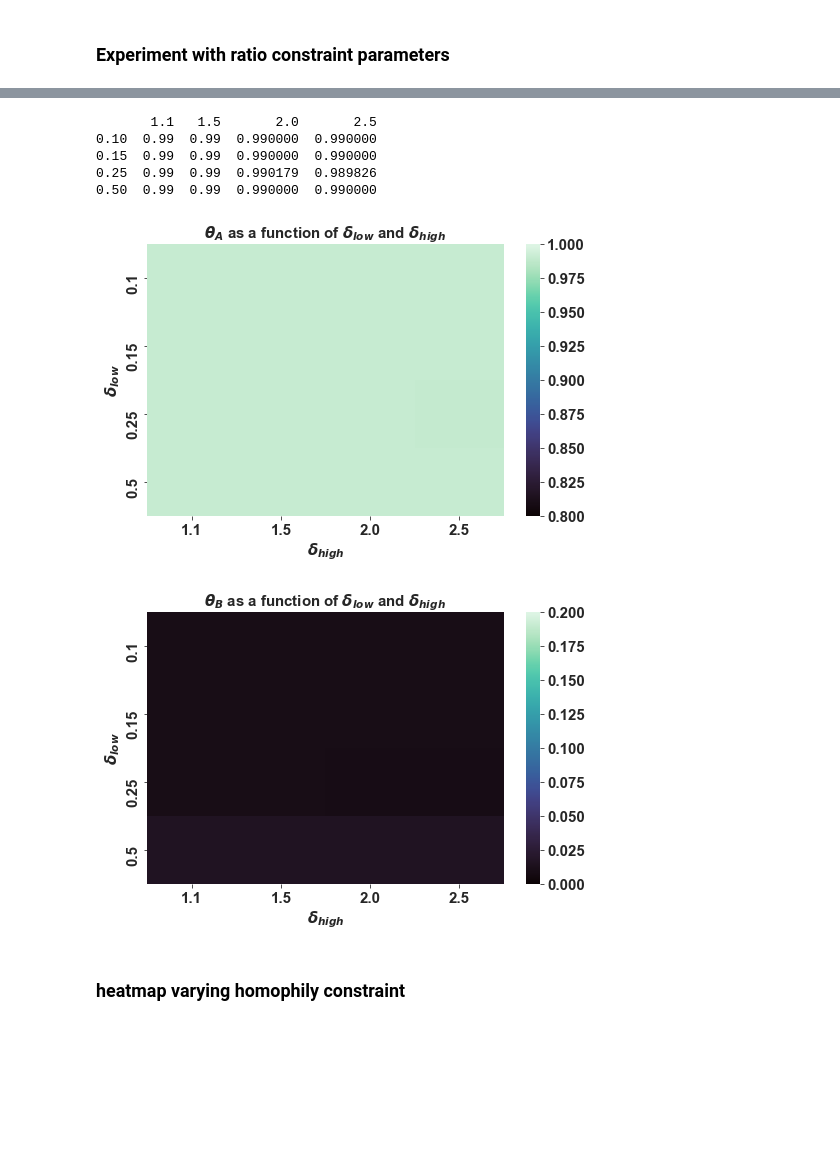
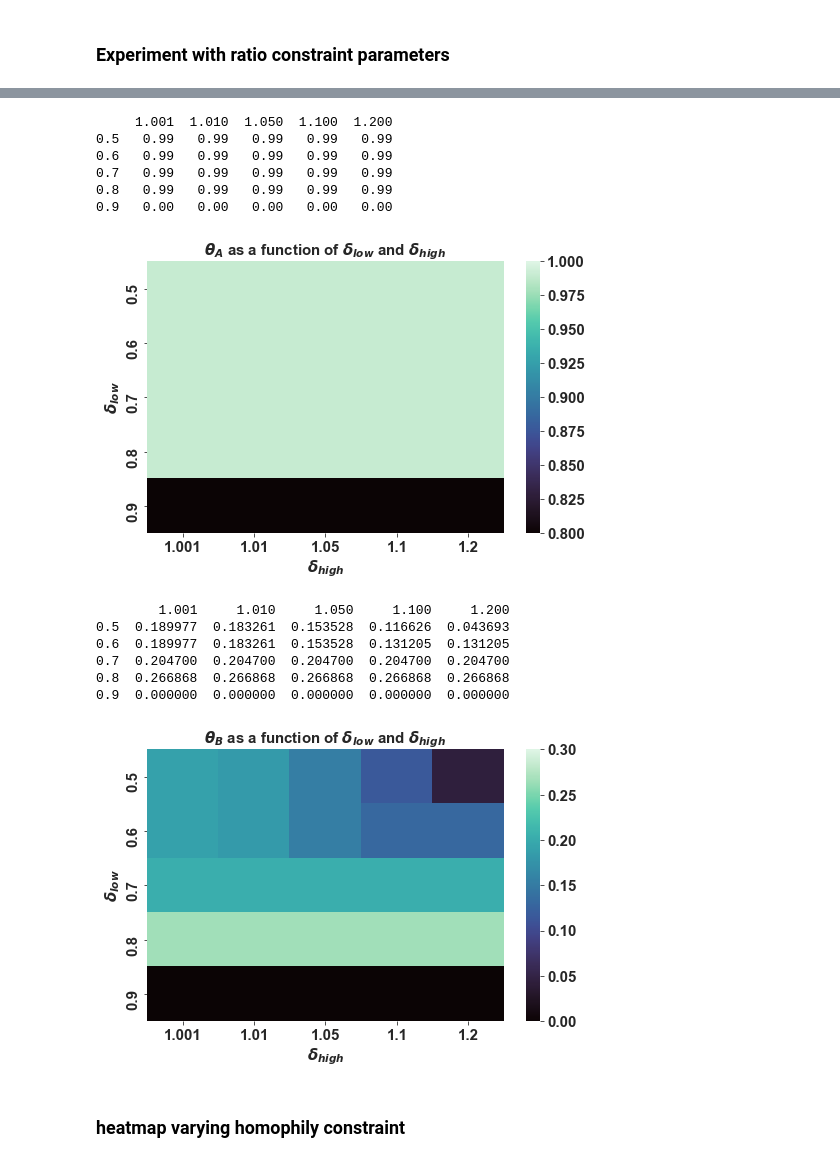
Before and after one commit to jfinocchiaro/long-term-fair-mdps, a Jupyter notebook: political-influence-refactored/notebooks/generate_runs.ipynb, the cells around one changed output, grey strips where cells are left out. Drawn from its saved outputs; the diff is of its cells as text; code cells hidden in the pictures; blank space fills up the shorter version.

Commit message:
Regenerating some graphs

```diff
--- a/political-influence-refactored/notebooks/generate_runs.ipynb
+++ b/political-influence-refactored/notebooks/generate_runs.ipynb
@@ -45,13 +45,13 @@ mk = sns.color_palette('mako', n_colors=4)
 # SIMULATION PARAMETERS AGNOSTIC TO DATA
 T = 10                 # max number of timesteps
 M = 100000            # size of unit mass
-delta_low = 0.25
+delta_low = 0.5
 delta_high= 2.
 num_trials = 25
 
 
 #load parameters from dataset
-dataset_name = 'twitter_brexit'
+dataset_name = 'symmetric'
 dire = '../'+dataset_name+'/figures/'
 dire_data = '../same_init_runs/'+dataset_name+'/'
 if not os.path.exists(dire):
@@ -309,8 +309,10 @@ list_A, list_B = sims.loadRuns(dire_data+'_vary_linear_exposure.pkl')
 theta_A = {}
 theta_B = {}
 exposure_e = 0.05
-for delta_low in [0.1, 0.15, 0.25,0.5]:
-    for delta_high in [1.1, 1.5, 2., 2.5]:
+delta_low_list = [0.5, 0.6, 0.7, 0.8, 0.9]
+delta_high_list = [1.001,1.01, 1.05, 1.1, 1.2]
+for delta_low in delta_low_list:
+    for delta_high in delta_high_list:
         print((delta_low,delta_high))
         theta_ratio = platform_opt.opt('ratio',pi, q, T, c,v,beta_dist,delta_low = delta_low,\
                                        delta_high=delta_high,exposure_e=0.01)
@@ -344,36 +347,44 @@ delta_low_B, delta_high_B = zip(*hold_B)
 # %%
 ser = pd.Series(list(theta_A.values()), index = pd.MultiIndex.from_tuples(theta_A.keys()))
 df = ser.unstack().fillna(0)
 
 print(df)
 fig, ax = plt.subplots(figsize=(8, 5))
 ax = sns.heatmap(df,cmap='mako', vmin=0.8, vmax=1)
 plt.title("$\\theta_A$ as a function of $\\delta_{low}$ and $\\delta_{high}$")
 plt.xlabel("$\\delta_{high}$")
 plt.ylabel("$\\delta_{low}$")
 plt.savefig(dire+"_heatmap_theta_A_ratio_params.pdf")
 plt.show()
 
 
 ser = pd.Series(list(theta_B.values()),
                   index=pd.MultiIndex.from_tuples(theta_B.keys()))
 df = ser.unstack().fillna(0)
+print(df)
 
 fig, ax = plt.subplots(figsize=(8, 5))
-ax = sns.heatmap(df,cmap='mako', vmin=0, vmax=.2)
+ax = sns.heatmap(df,cmap='mako', vmin=0, vmax=.3)
 plt.title("$\\theta_B$ as a function of $\\delta_{low}$ and $\\delta_{high}$")
 plt.xlabel("$\\delta_{high}$")
 plt.ylabel("$\\delta_{low}$")
 plt.savefig(dire+"_heatmap_theta_B_ratio_params.pdf")
 plt.show()
 # %% [output]
-       1.1   1.5       2.0       2.5
-0.10  0.99  0.99  0.990000  0.990000
-0.15  0.99  0.99  0.990000  0.990000
-0.25  0.99  0.99  0.990179  0.989826
-0.50  0.99  0.99  0.990000  0.990000
+     1.001  1.010  1.050  1.100  1.200
+0.5   0.99   0.99   0.99   0.99   0.99
+0.6   0.99   0.99   0.99   0.99   0.99
+0.7   0.99   0.99   0.99   0.99   0.99
+0.8   0.99   0.99   0.99   0.99   0.99
+0.9   0.00   0.00   0.00   0.00   0.00
-[figure, old version]
+[figure, new version]
+        1.001     1.010     1.050     1.100     1.200
+0.5  0.189977  0.183261  0.153528  0.116626  0.043693
+0.6  0.189977  0.183261  0.153528  0.131205  0.131205
+0.7  0.204700  0.204700  0.204700  0.204700  0.204700
+0.8  0.266868  0.266868  0.266868  0.266868  0.266868
+0.9  0.000000  0.000000  0.000000  0.000000  0.000000
-[figure, old version]
+[figure, new version]
 # %% [markdown]
 ### heatmap varying homophily constraint
 # %%
```
Also changed, not shown: parts of 9 cells of this notebook, 7 other files.
